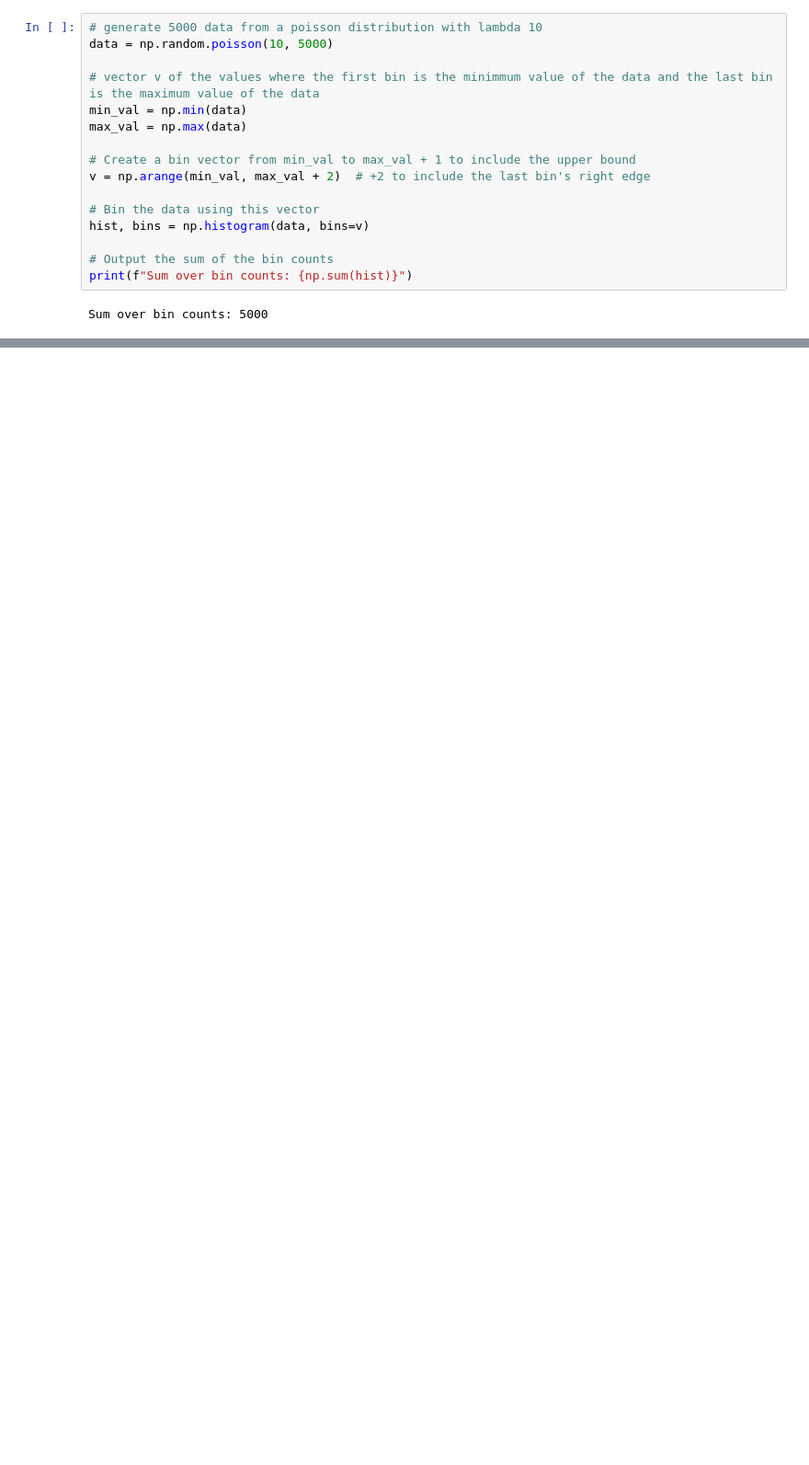
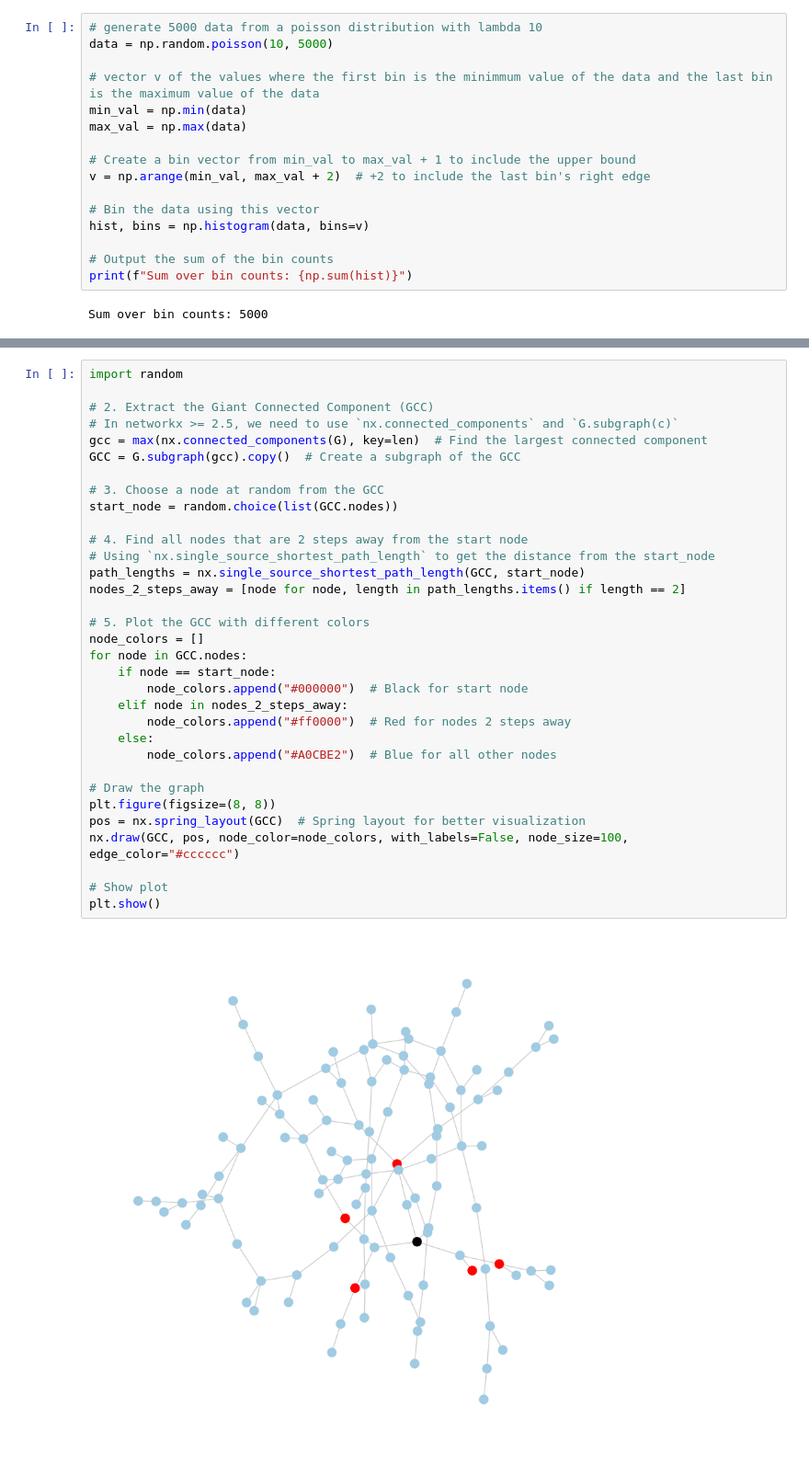
Before and after one commit to aliciags/social-graphs-dtu, a Jupyter notebook: lab2/week2.ipynb, the cells around one changed output, grey strips where cells are left out. Shown at 92% size. Cells and saved outputs as stored; diff of their text form; blank space fills up the shorter version.

```diff
--- a/lab2/week2.ipynb
+++ b/lab2/week2.ipynb
@@ -489,0 +567,35 @@ plt.show()
+# %%
+import random
+
+# 2. Extract the Giant Connected Component (GCC)
+# In networkx >= 2.5, we need to use `nx.connected_components` and `G.subgraph(c)`
+gcc = max(nx.connected_components(G), key=len)  # Find the largest connected component
+GCC = G.subgraph(gcc).copy()  # Create a subgraph of the GCC
+
+# 3. Choose a node at random from the GCC
+start_node = random.choice(list(GCC.nodes))
+
+# 4. Find all nodes that are 2 steps away from the start node
+# Using `nx.single_source_shortest_path_length` to get the distance from the start_node
+path_lengths = nx.single_source_shortest_path_length(GCC, start_node)
+nodes_2_steps_away = [node for node, length in path_lengths.items() if length == 2]
+
+# 5. Plot the GCC with different colors
+node_colors = []
+for node in GCC.nodes:
+    if node == start_node:
+        node_colors.append("#000000")  # Black for start node
+    elif node in nodes_2_steps_away:
+        node_colors.append("#ff0000")  # Red for nodes 2 steps away
+    else:
+        node_colors.append("#A0CBE2")  # Blue for all other nodes
+
+# Draw the graph
+plt.figure(figsize=(8, 8))
+pos = nx.spring_layout(GCC)  # Spring layout for better visualization
+nx.draw(GCC, pos, node_color=node_colors, with_labels=False, node_size=100, edge_color="#cccccc")
+
+# Show plot
+plt.show()
+# %% [output]
+[figure, added]
```
Also changed, not shown: parts of 14 cells of this notebook.
